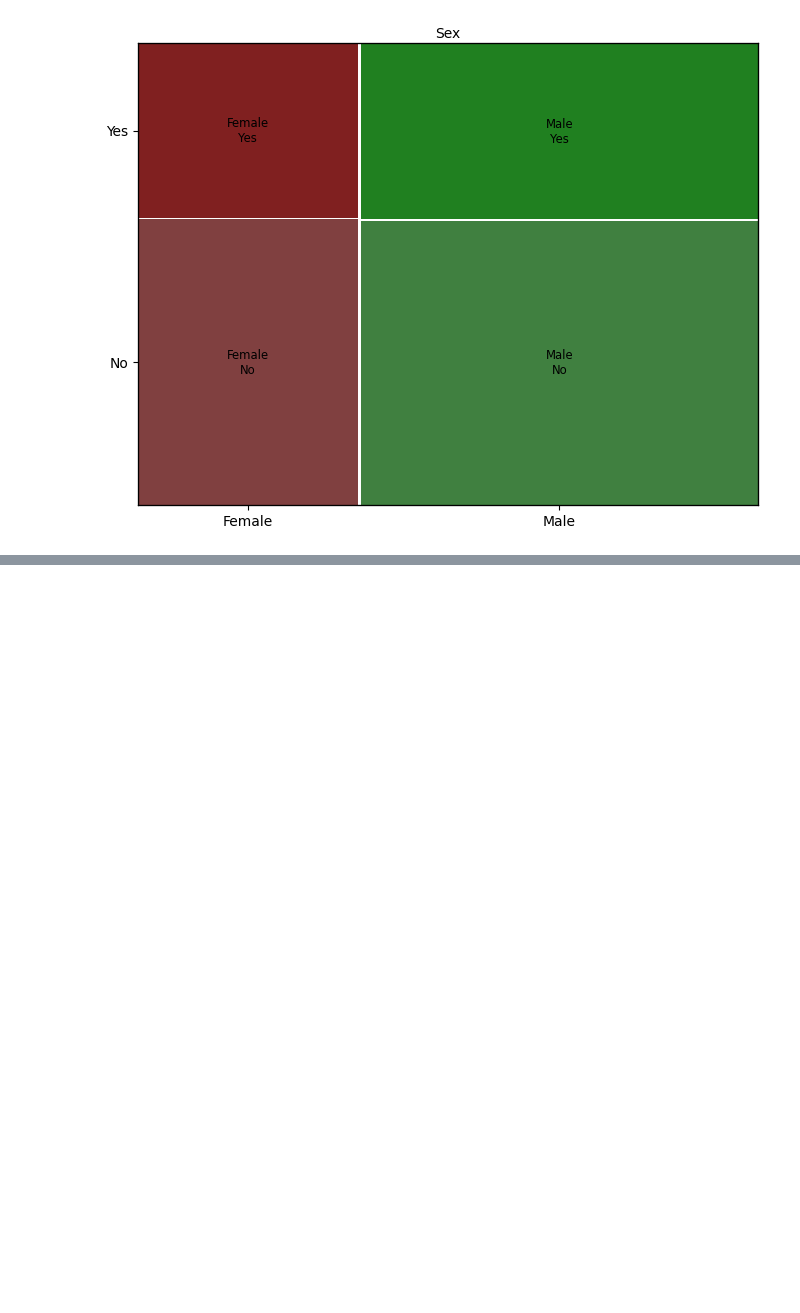
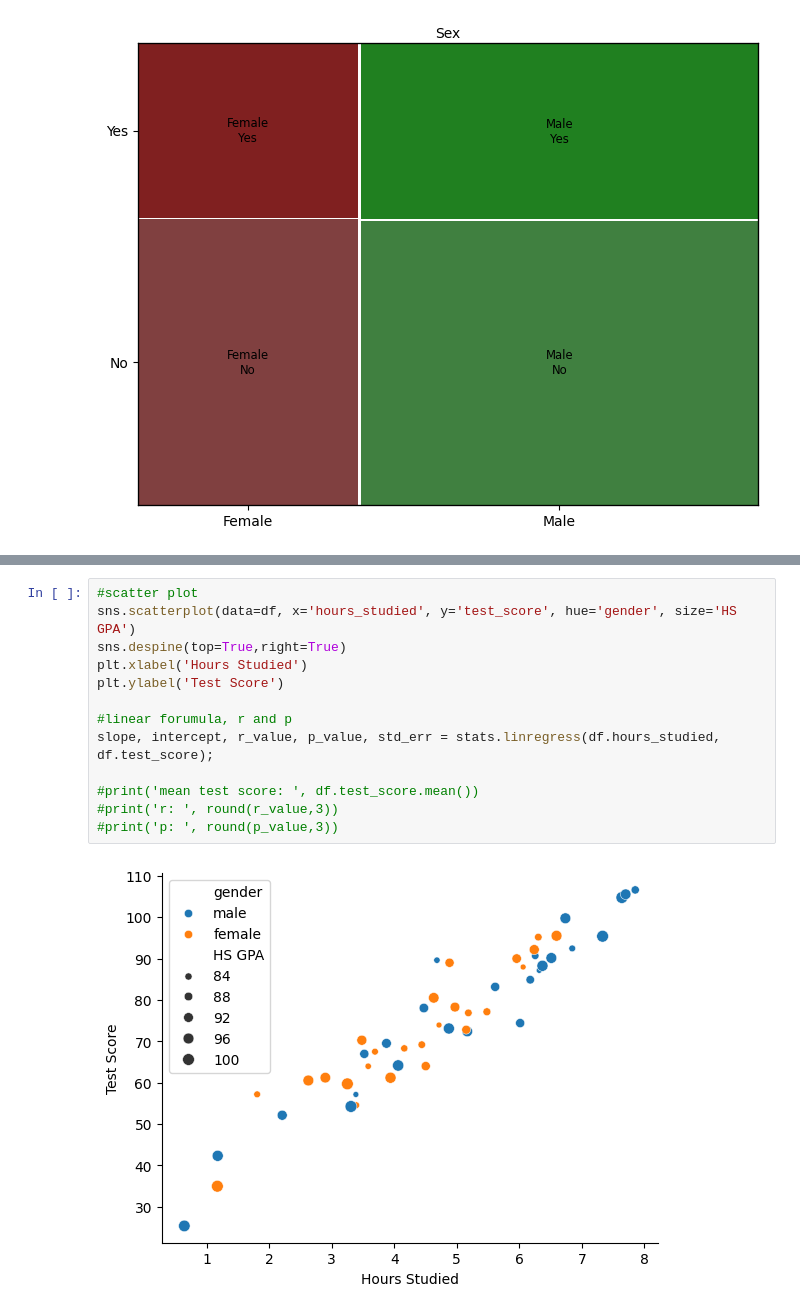
Before and after one commit to nickxscott/INFO658, a Jupyter notebook: notebooks/04_proportionsRelationships.ipynb, the cells around one changed output, grey strips where cells are left out. Cells and saved outputs as stored; diff of their text form; blank space fills up the shorter version.

```diff
--- a/notebooks/04_proportionsRelationships.ipynb
+++ b/notebooks/04_proportionsRelationships.ipynb
@@ -201,0 +235,15 @@ plt.show()
+# %%
+#scatter plot
+sns.scatterplot(data=df, x='hours_studied', y='test_score', hue='gender', size='HS GPA')
+sns.despine(top=True,right=True)
+plt.xlabel('Hours Studied')
+plt.ylabel('Test Score')
+
+#linear forumula, r and p
+slope, intercept, r_value, p_value, std_err = stats.linregress(df.hours_studied, df.test_score);
+
+#print('mean test score: ', df.test_score.mean())
+#print('r: ', round(r_value,3))
+#print('p: ', round(p_value,3))
+# %% [output]
+[figure, added]
```
Also changed, not shown: parts of 4 cells of this notebook, 1 other file.
